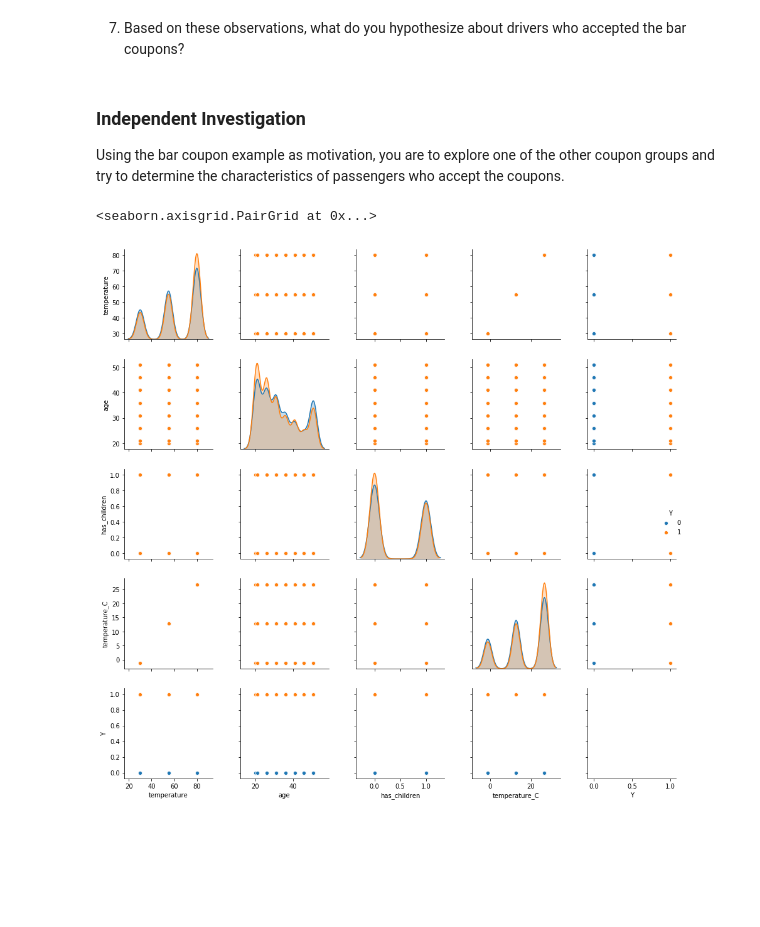
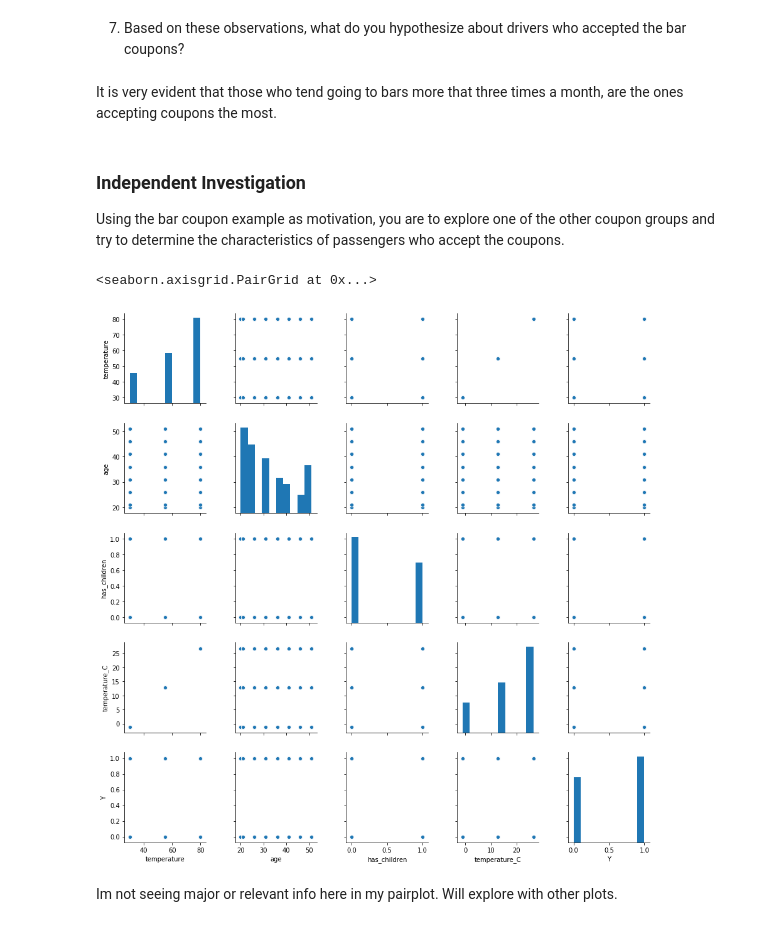
Before and after one commit to rubendario117/AI-ML, a Jupyter notebook: assignment_5_1_starter/prompt.ipynb, the cells around one changed output. Cells and saved outputs as stored; diff of their text form; code cells hidden in the pictures; blank space fills up the shorter version.

```diff
--- a/assignment_5_1_starter/prompt.ipynb
+++ b/assignment_5_1_starter/prompt.ipynb
@@ -526,6 +526,8 @@ plt.show()
 [figure]
 # %% [markdown]
 7.  Based on these observations, what do you hypothesize about drivers who accepted the bar coupons?
+# %% [markdown]
+It is very evident that those who tend going to bars more that three times a month, are the ones accepting coupons the most.
 # %% [markdown]
 ### Independent Investigation
 
@@ -533,10 +535,12 @@ Using the bar coupon example as motivation, you are to explore one of the other
 # %%
 # Select columns of interest
 columns = ['temperature', 'age', 'has_children', 'temperature_C', 'income','maritalStatus','passanger', 'Y']
 
 # Create a pairplot
-sns.pairplot(data[columns], hue='Y')
+sns.pairplot(data[columns])
 # %% [output]
 <seaborn.axisgrid.PairGrid at 0x...>
-[figure, old version]
+[figure, new version]
+# %% [markdown]
+Im not seeing major or relevant info here in my pairplot. Will explore with other plots.
 # %%
```
Also changed, not shown: parts of 13 cells of this notebook.
